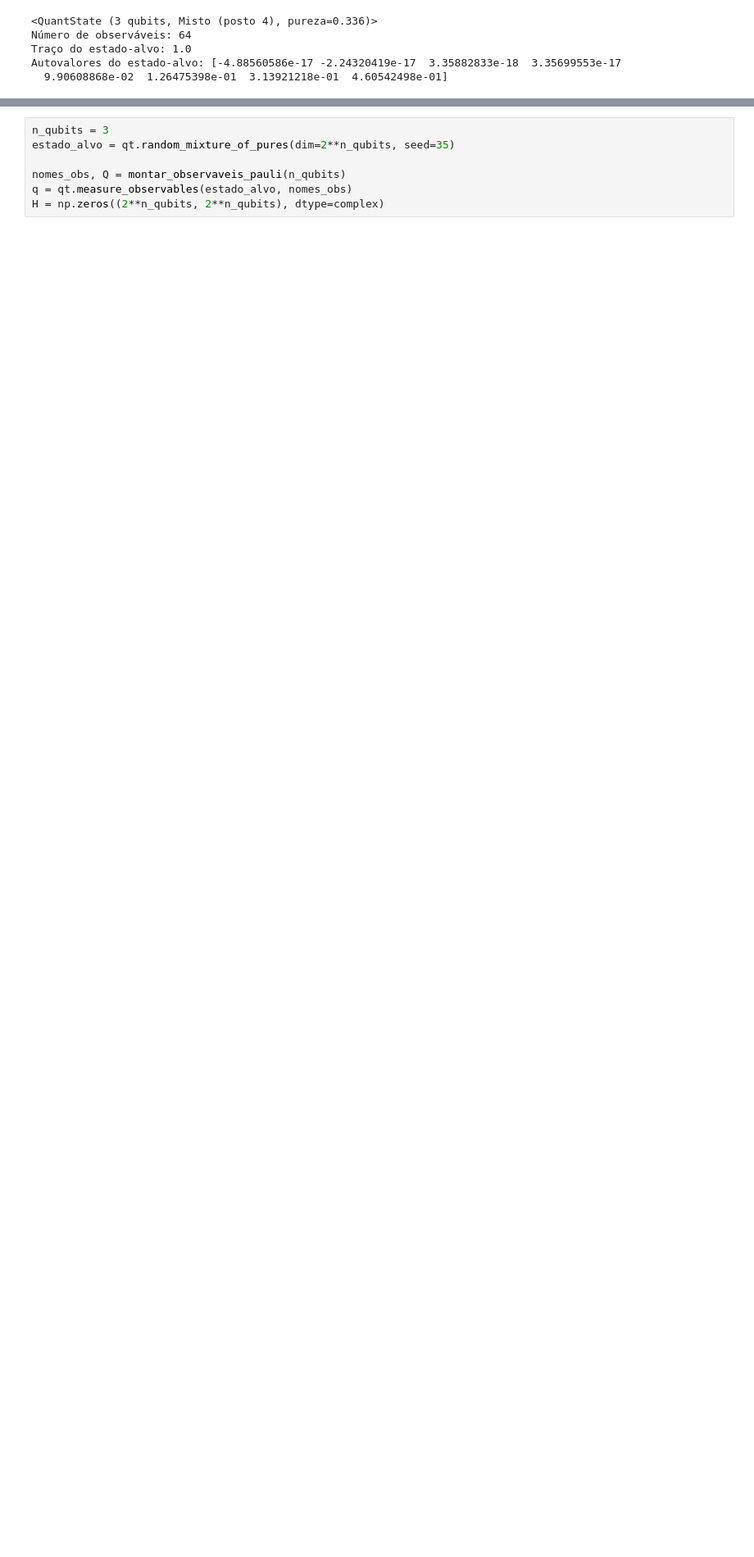
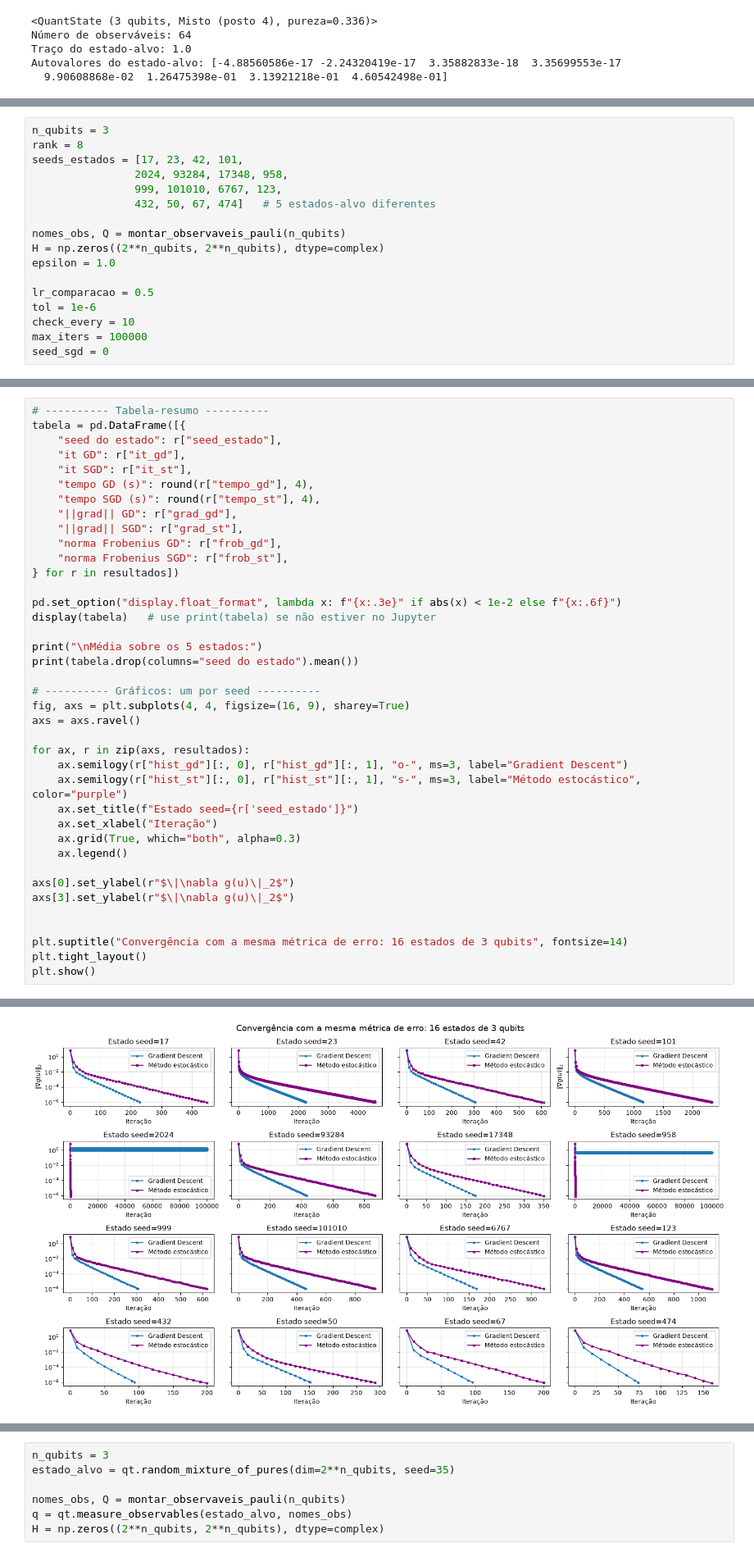
Before and after one commit to davivad013/Quantum-Tomography, a Jupyter notebook: apresentacao.ipynb, the cells around one changed output, grey strips where cells are left out. Shown at 82% size. Cells and saved outputs as stored; diff of their text form; blank space fills up the shorter version.

```diff
--- a/apresentacao.ipynb
+++ b/apresentacao.ipynb
@@ -217,0 +172,17 @@ Selecionamos então o stochastic method pois ele aparenta funcionar melhor na qu
+# %%
+n_qubits = 3
+rank = 8
+seeds_estados = [17, 23, 42, 101,
+                2024, 93284, 17348, 958,
+                999, 101010, 6767, 123,
+                432, 50, 67, 474]   # 5 estados-alvo diferentes
+
+nomes_obs, Q = montar_observaveis_pauli(n_qubits)
+H = np.zeros((2**n_qubits, 2**n_qubits), dtype=complex)
+epsilon = 1.0
+
+lr_comparacao = 0.5
+tol = 1e-6
+check_every = 10
+max_iters = 100000
+seed_sgd = 0
@@ -217,0 +254,40 @@ Selecionamos então o stochastic method pois ele aparenta funcionar melhor na qu
+# %%
+# ---------- Tabela-resumo ----------
+tabela = pd.DataFrame([{
+    "seed do estado": r["seed_estado"],
+    "it GD": r["it_gd"],
+    "it SGD": r["it_st"],
+    "tempo GD (s)": round(r["tempo_gd"], 4),
+    "tempo SGD (s)": round(r["tempo_st"], 4),
+    "||grad|| GD": r["grad_gd"],
+    "||grad|| SGD": r["grad_st"],
+    "norma Frobenius GD": r["frob_gd"],
+    "norma Frobenius SGD": r["frob_st"],
+} for r in resultados])
+
+pd.set_option("display.float_format", lambda x: f"{x:.3e}" if abs(x) < 1e-2 else f"{x:.6f}")
+display(tabela)   # use print(tabela) se não estiver no Jupyter
+
+print("\nMédia sobre os 5 estados:")
+print(tabela.drop(columns="seed do estado").mean())
+
+# ---------- Gráficos: um por seed ----------
+fig, axs = plt.subplots(4, 4, figsize=(16, 9), sharey=True)
+axs = axs.ravel()
+
+for ax, r in zip(axs, resultados):
+    ax.semilogy(r["hist_gd"][:, 0], r["hist_gd"][:, 1], "o-", ms=3, label="Gradient Descent")
+    ax.semilogy(r["hist_st"][:, 0], r["hist_st"][:, 1], "s-", ms=3, label="Método estocástico", color="purple")
+    ax.set_title(f"Estado seed={r['seed_estado']}")
+    ax.set_xlabel("Iteração")
+    ax.grid(True, which="both", alpha=0.3)
+    ax.legend()
+
+axs[0].set_ylabel(r"$\|\nabla g(u)\|_2$")
+axs[3].set_ylabel(r"$\|\nabla g(u)\|_2$")
+
+
+plt.suptitle("Convergência com a mesma métrica de erro: 16 estados de 3 qubits", fontsize=14)
+plt.tight_layout()
+plt.show()
+# %% [output]
@@ -217,0 +321 @@ Selecionamos então o stochastic method pois ele aparenta funcionar melhor na qu
+[figure, added]
```
Also changed, not shown: parts of 35 cells of this notebook, 48 other files.
